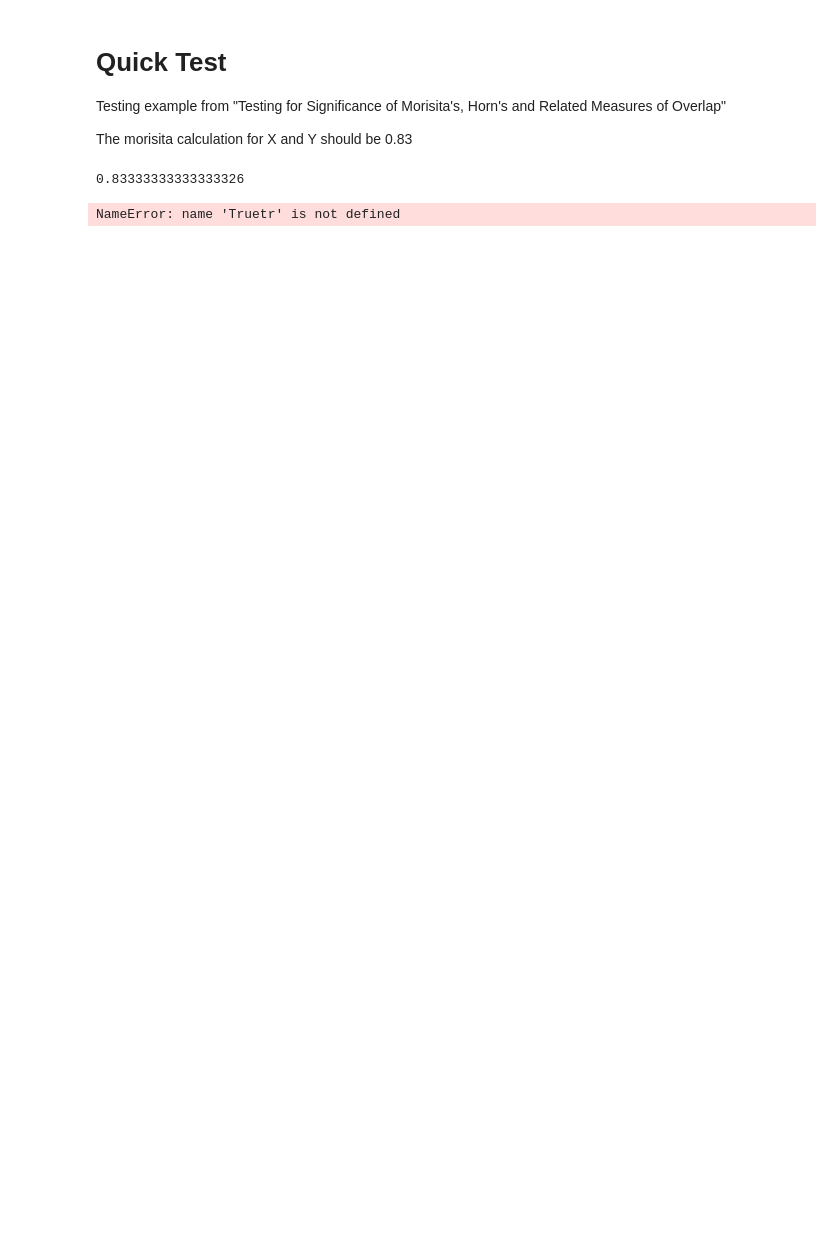
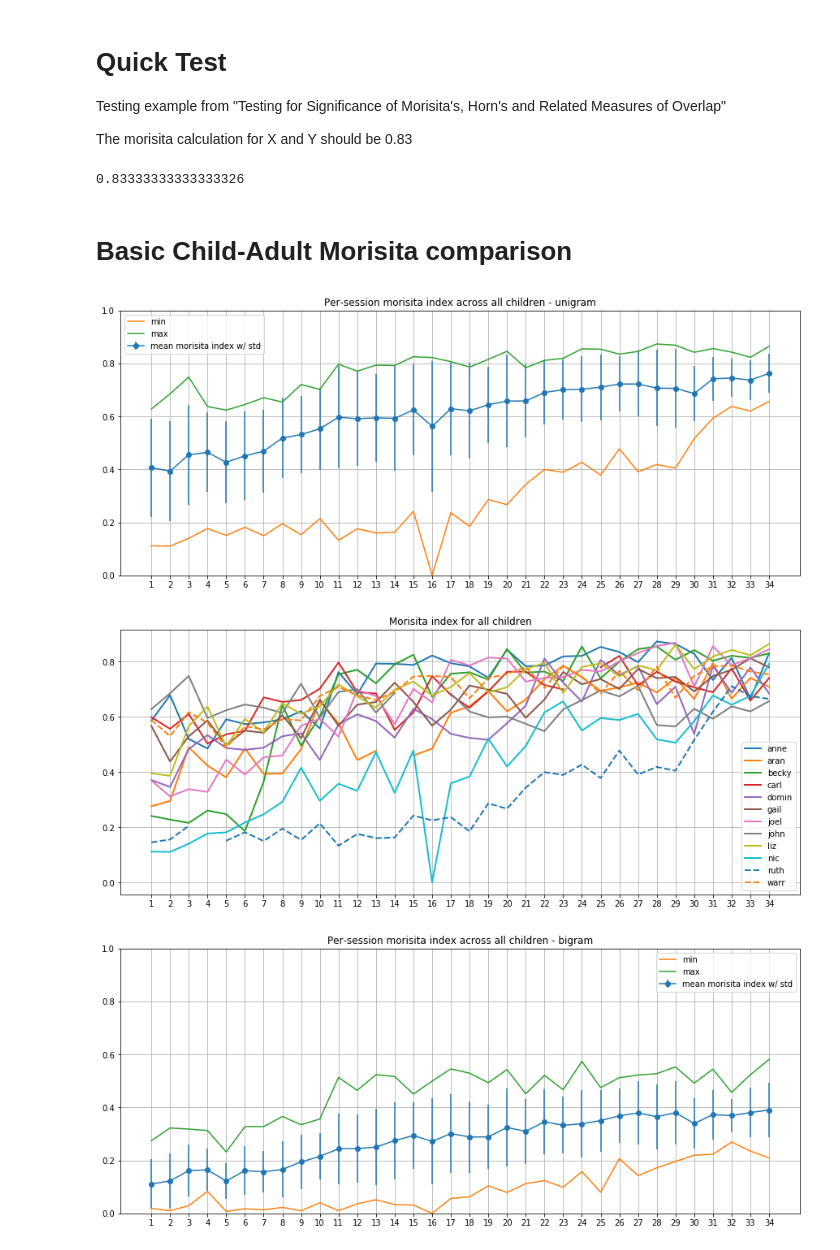
Before and after one commit to pfeyz/formulae-project, a Jupyter notebook: Morisita.ipynb, the cells around one changed output. Drawn from its saved outputs; the diff is of its cells as text; code cells hidden in the pictures; blank space fills up the shorter version.

Commit message:
add bigram and trigram morisita plots

```diff
--- a/Morisita.ipynb
+++ b/Morisita.ipynb
@@ -17,7 +20,16 @@ def morisita(a, b, randomize=False):
 def morisita_child_adult(df):
     child = df[df.speaker.eq('CHI')].ngram.value_counts()
     adult = df[df.speaker.eq('MOT')].ngram.value_counts()
+    child = child / child.sum()
+    adult = adult / adult.sum()
     return morisita(child, adult)
+
+def morisita_adult_adult(df, corpus1, corpus2):
+    adult1 = df[df.speaker.eq('MOT') & df.corpus.eq(corpus1)].ngram.value_counts()
+    adult2 = df[df.speaker.eq('MOT') & df.corpus.eq(corpus2)].ngram.value_counts()
+    adult1 = adult1 / adult1.sum()
+    adult2 = adult2 / adult2.sum()
+    return morisita(adult1, adult2)
 # %%
 def per_session_plot(title):
     plt.grid()
@@ -38,7 +50,42 @@ morisita(x, y)
 # %% [output]
 0.83333333333333326
 # %%
-source = get_manchester("/home/paul/corpora/Manchester/**/*", cached=True, gram_sizes=[1])
-unigrams = source[0]
+unigrams, bigrams, trigrams = get_manchester("/home/paul/corpora/Manchester/**/*",
+                                            cached=True,
+                                            gram_sizes=[1, 2, 3])
-# %% [output]
-NameError: name 'Truetr' is not defined
+# %% [markdown]
+<a id='basic-morisita'></a>
+# Basic Child-Adult Morisita comparison
+# %%
+plt.rcParams['figure.figsize'] = 15, 6
+def plot_child(df, name, width=2, style='-', title=None, plot=True, ymax=1):
+    m = df[df.corpus.eq(name)].groupby(['session']).apply(morisita_child_adult)
+    m = m.align(pd.Series(index=np.arange(1, 35)))[0]
+    plt.plot(stats.index, m, style, label=name, linewidth=width)
+    if plot:
+        per_session_plot(title or name)
+
+def plot_all_children_together(df, name):
+    children = unigrams.corpus.unique()
+    from itertools import cycle, chain, repeat
+    styles = cycle(chain(*(repeat(x, 10)
+                     for x in '- -- -. :'.split(' '))))
+    for index, child in enumerate(children):
+        plot_child(df, child, 2, next(styles), plot=False)
+
+    plt.legend();
+    per_session_plot('Morisita index for all children')
+
+for dataset, name in zip([unigrams, bigrams, trigrams], ['unigram', 'bigram', 'trigram']):
+    groups = dataset.groupby(['corpus', 'session']).apply(morisita_child_adult)
+    stats = groups.groupby(level='session').describe()
+    plt.errorbar(stats.index, stats['mean'], stats['std'], label='mean morisita index w/ std', marker='o');
+    plt.plot(stats.index, stats['min'])
+    plt.plot(stats.index, stats['max'])
+    plt.ylim(0, 1)
+    per_session_plot('Per-session morisita index across all children - {}'.format(name))
+    plot_all_children_together(dataset, name)
+# %% [output]
+[figure, added]
+[figure, added]
+[figure, added]
```
Also changed, not shown: parts of 19 cells of this notebook.
